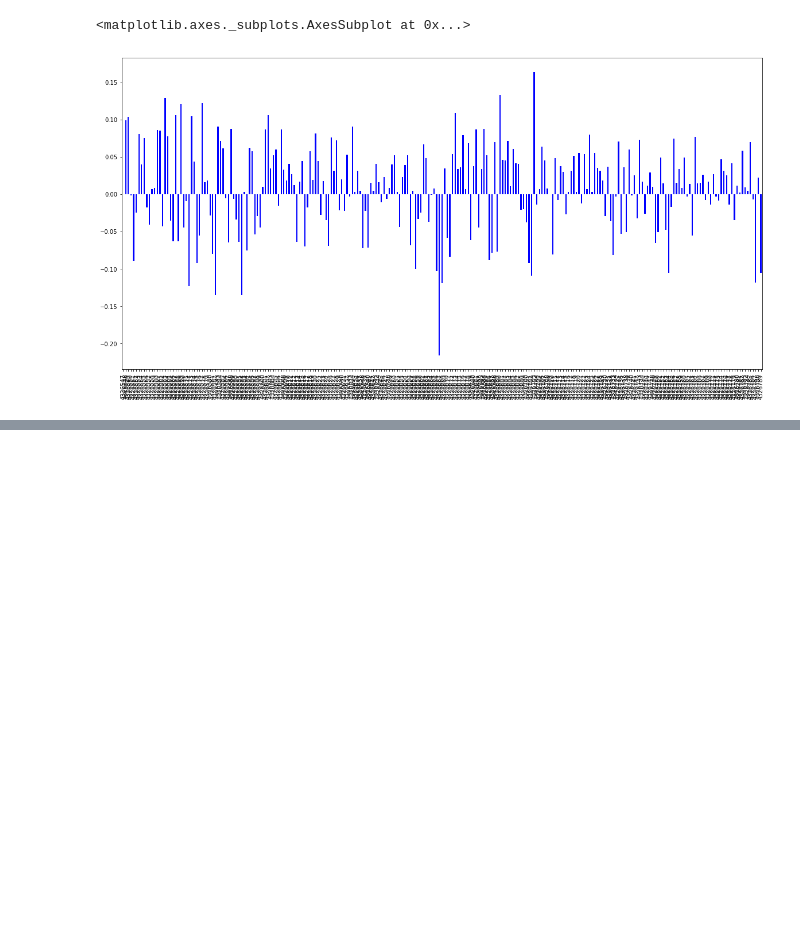
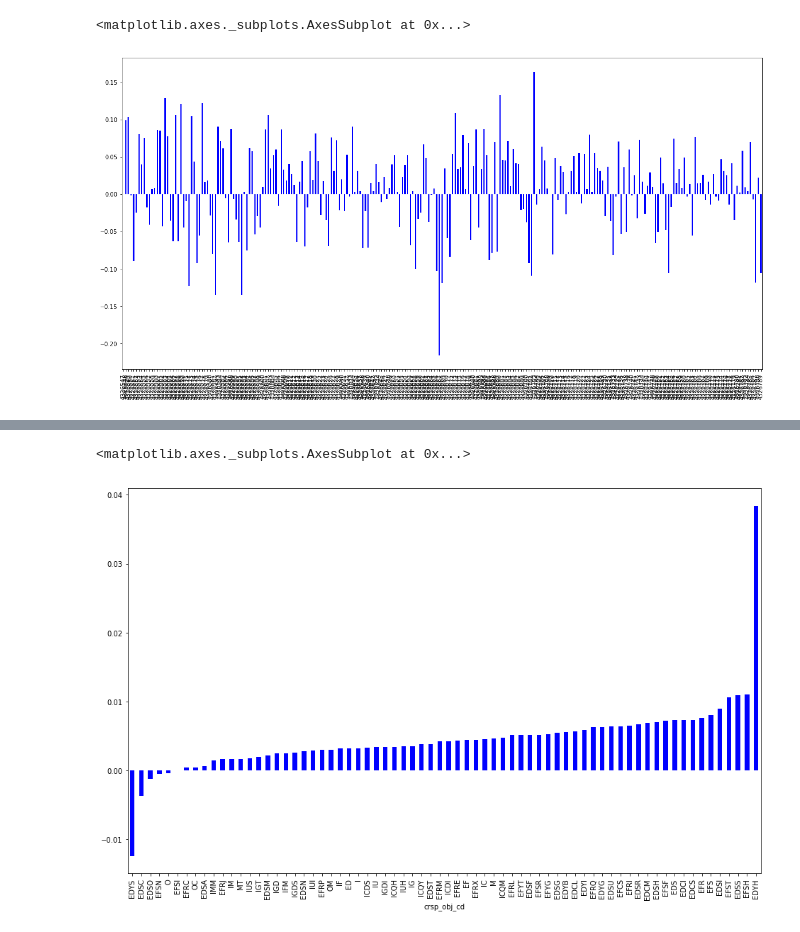
Before and after one commit to Amglex/Mutual-Funds, a Jupyter notebook: jupyter/0402 - Analysis of return_data.ipynb, the cells around one changed output, grey strips where cells are left out. Saved outputs shown, nothing was run; the diff lists cells and outputs as text; code cells hidden in the pictures; blank space fills up the shorter version.

```diff
--- a/jupyter/0402 - Analysis of return_data.ipynb
+++ b/jupyter/0402 - Analysis of return_data.ipynb
@@ -21,3 +24,5 @@ info_df.sample(5)
+# %%
+summary = summary.loc[:,('crsp_fundno','crsp_obj_cd')].drop_duplicates('crsp_fundno')
 # %% [markdown]
 ## Distribution by date
 # %%
@@ -46,0 +145,16 @@ info_df.sample(5)
+# %%
+returns_grouped = (returns_merged['cum']
+    .groupby([
+        returns_merged['crsp_obj_cd'],
+#        returns_merged['caldt']
+     ]))
+# %%
+returns_grouped = returns_grouped.describe()
+# %%
+returns_grouped['mean'].sort_values().plot(
+            kind='bar',
+            color = 'b',
+            figsize=(16,10))
+# %% [output]
+<matplotlib.axes._subplots.AxesSubplot at 0x...>
+[figure, added]
```
Also changed, not shown: parts of 26 cells of this notebook, 2 other files.
